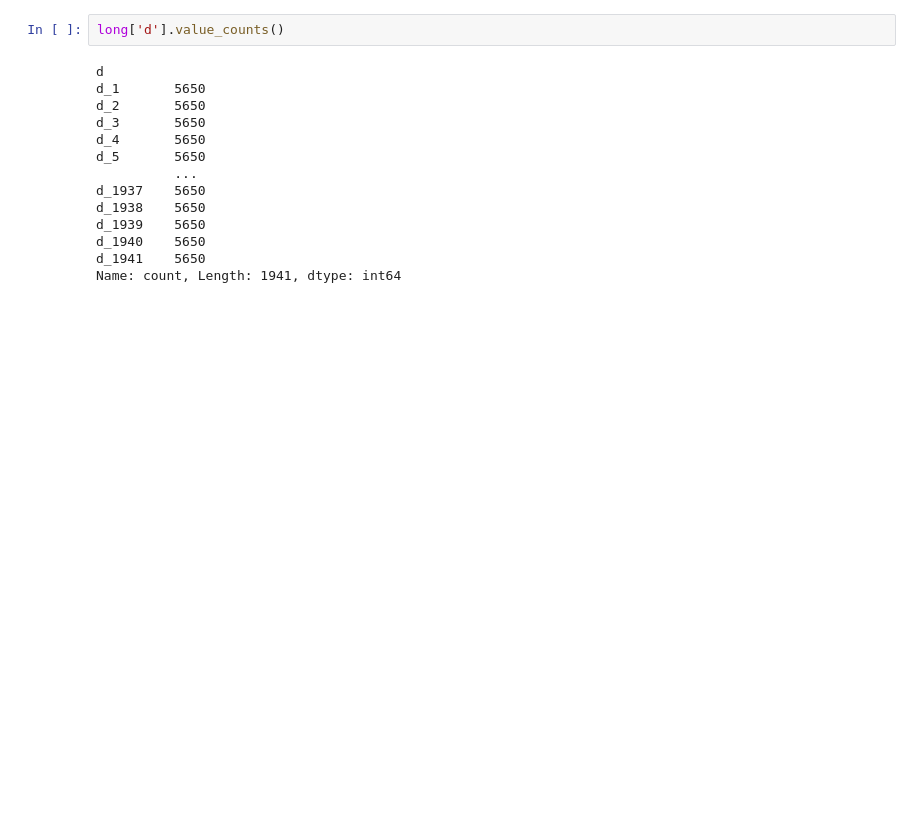
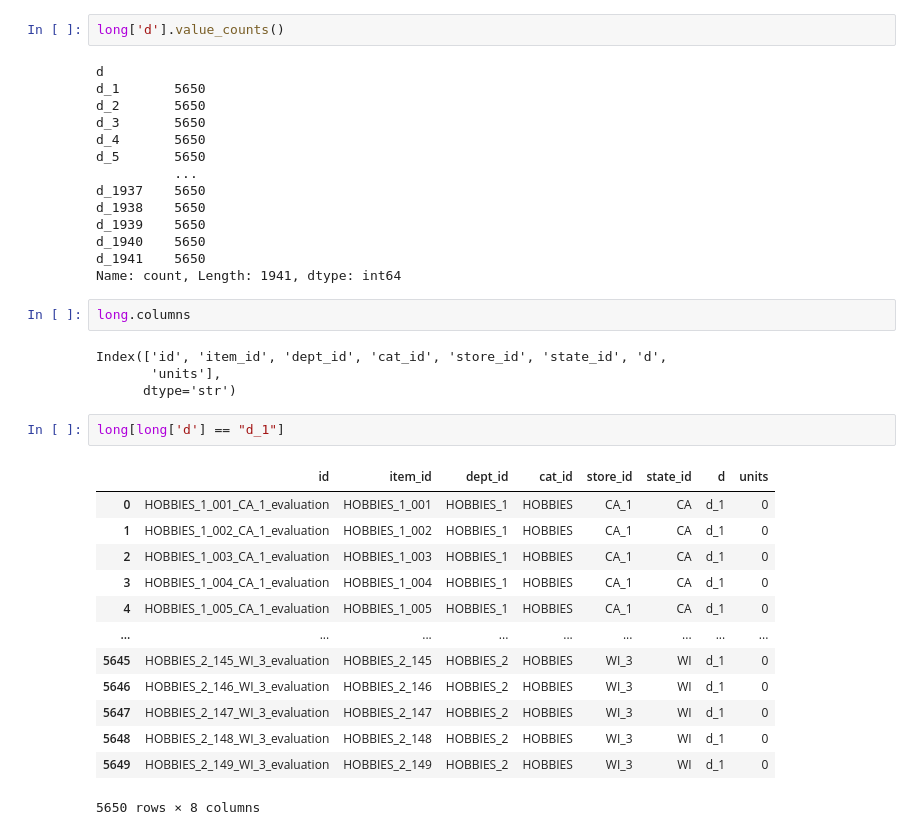
Before and after one commit to Hassan3924/M5-Forecasting, a Jupyter notebook: main.ipynb, the cells around one changed output. Cells and saved outputs as stored; diff of their text form; blank space fills up the shorter version.

```diff
--- a/main.ipynb
+++ b/main.ipynb
@@ -134,3 +134,25 @@ d_1939    5650
 d_1940    5650
 d_1941    5650
 Name: count, Length: 1941, dtype: int64
+# %%
+long.columns
+# %% [output]
+Index(['id', 'item_id', 'dept_id', 'cat_id', 'store_id', 'state_id', 'd',
+       'units'],
+      dtype='str')
+# %%
+long[long['d'] == "d_1"]
+# %% [output]
+|  | id | item_id | dept_id | cat_id | store_id | state_id | d | units |
+| 0 | HOBBIES_1_001_CA_1_evaluation | HOBBIES_1_001 | HOBBIES_1 | HOBBIES | CA_1 | CA | d_1 | 0 |
+| 1 | HOBBIES_1_002_CA_1_evaluation | HOBBIES_1_002 | HOBBIES_1 | HOBBIES | CA_1 | CA | d_1 | 0 |
+| 2 | HOBBIES_1_003_CA_1_evaluation | HOBBIES_1_003 | HOBBIES_1 | HOBBIES | CA_1 | CA | d_1 | 0 |
+| 3 | HOBBIES_1_004_CA_1_evaluation | HOBBIES_1_004 | HOBBIES_1 | HOBBIES | CA_1 | CA | d_1 | 0 |
+| 4 | HOBBIES_1_005_CA_1_evaluation | HOBBIES_1_005 | HOBBIES_1 | HOBBIES | CA_1 | CA | d_1 | 0 |
+| ... | ... | ... | ... | ... | ... | ... | ... | ... |
+| 5645 | HOBBIES_2_145_WI_3_evaluation | HOBBIES_2_145 | HOBBIES_2 | HOBBIES | WI_3 | WI | d_1 | 0 |
+| 5646 | HOBBIES_2_146_WI_3_evaluation | HOBBIES_2_146 | HOBBIES_2 | HOBBIES | WI_3 | WI | d_1 | 0 |
+| 5647 | HOBBIES_2_147_WI_3_evaluation | HOBBIES_2_147 | HOBBIES_2 | HOBBIES | WI_3 | WI | d_1 | 0 |
+| 5648 | HOBBIES_2_148_WI_3_evaluation | HOBBIES_2_148 | HOBBIES_2 | HOBBIES | WI_3 | WI | d_1 | 0 |
+| 5649 | HOBBIES_2_149_WI_3_evaluation | HOBBIES_2_149 | HOBBIES_2 | HOBBIES | WI_3 | WI | d_1 | 0 |
+5650 rows × 8 columns
```
